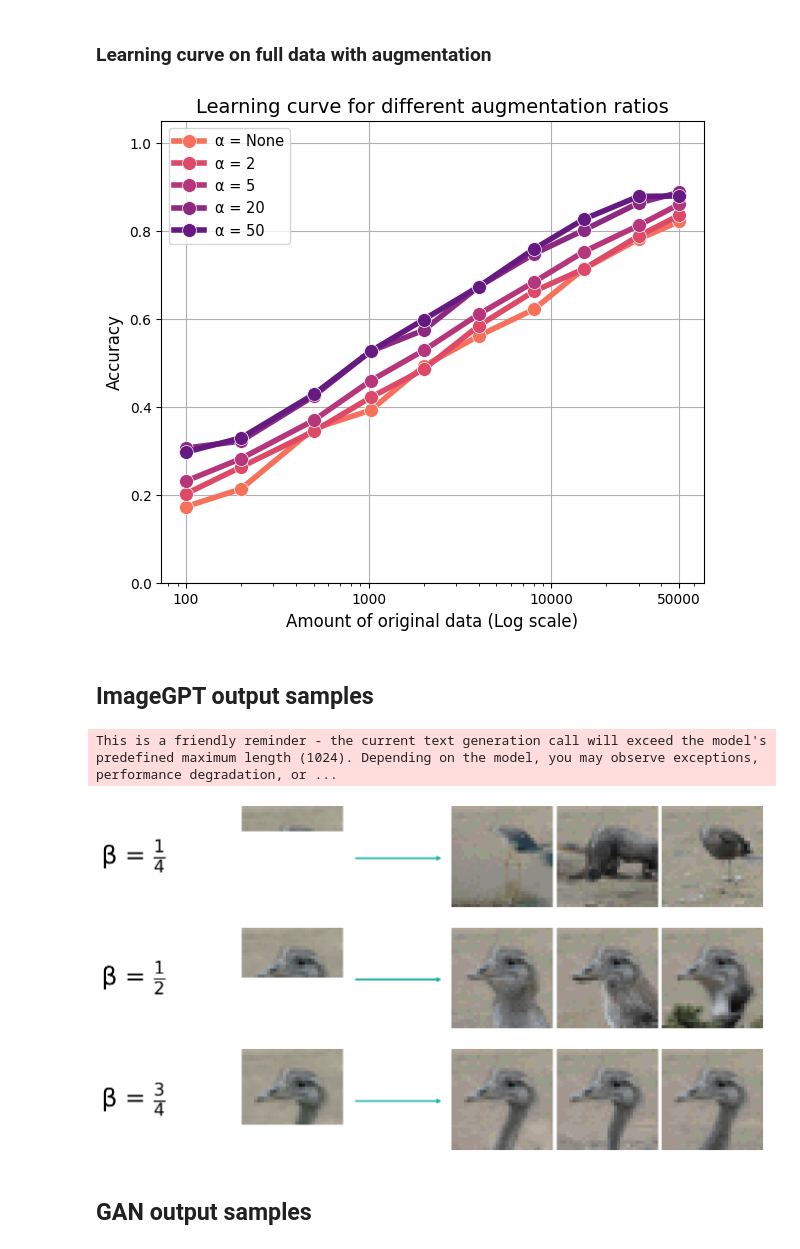
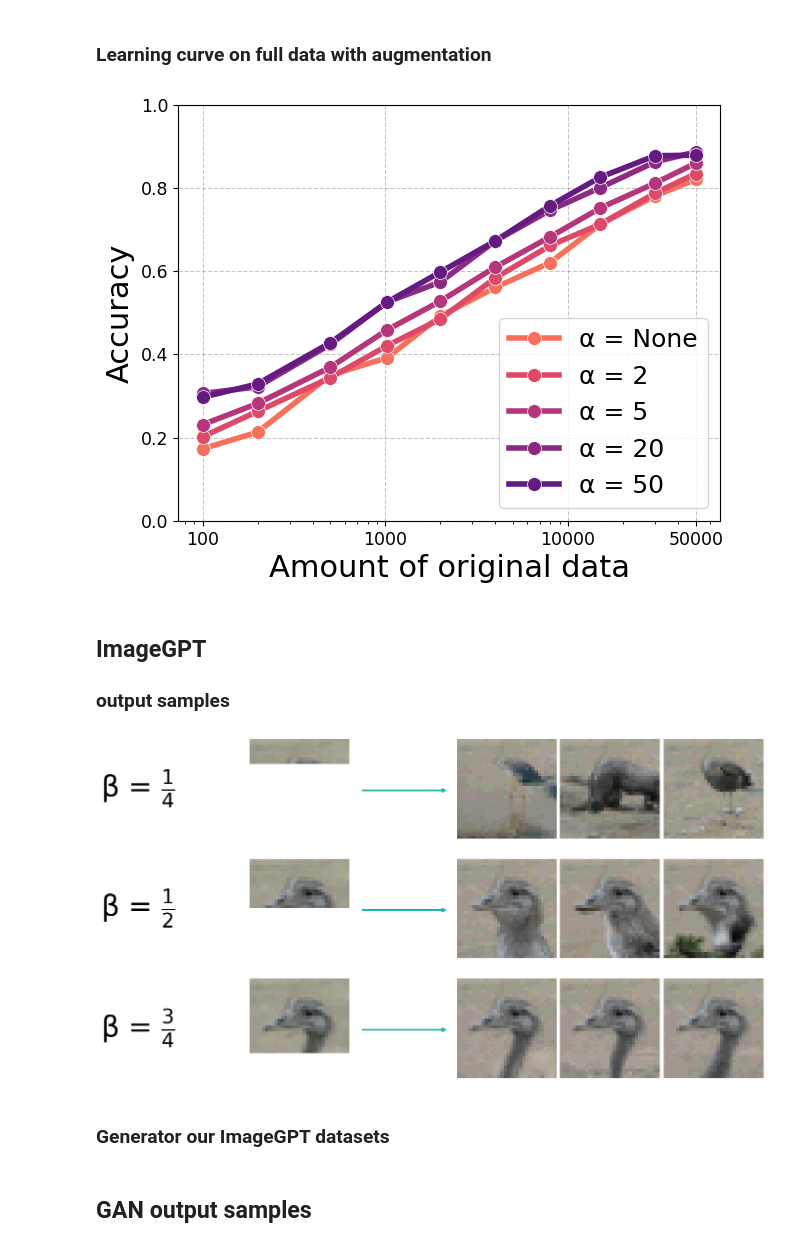
Before and after one commit to ar929/syn-data-comp, a Jupyter notebook: reproduce_results.ipynb, the cells around one changed output. Drawn from its saved outputs; the diff is of its cells as text; code cells hidden in the pictures.

```diff
--- a/reproduce_results.ipynb
+++ b/reproduce_results.ipynb
@@ -100,7 +118,7 @@ else:
 orig_lc_json_name = "scores/orig_data_learning_curve.json"
 
 if recalculate_results:
-    n_samp = [1000, 2000, 4000, 8000, 15000, 30000, 50000]
+    n_samp = [100, 200, 500, 1000, 2000, 4000, 8000, 15000, 30000, 50000]
     epoch_list = [20, 30, 50, 70, 100]
     lc_orig_dict = {}
 
@@ -170,6 +196,8 @@ plt.show()
 # %% [output]
 [figure]
 # %%
+aug_birds_plotname = "Images/aug_birds.pdf"
+
 ### Standard
 nrow = 3
 ncol = 7
@@ -193,8 +221,12 @@ for i in range(nrow):
             img = utils.img_transformation(torch.tensor(test_img).T, prob = 1, gamma = gamma, seed = (53 + (i * j))).T
             ax.imshow(img)
             if i == 0:
-                ax.set_title(f"γ = {gamma}", fontsize=28)
+                ax.set_title(f"γ = {gamma}", fontsize=34)
             ax.axis('off')
 fig.tight_layout()
+
+if save_plots:
+    plt.savefig(aug_birds_plotname, format="pdf", bbox_inches="tight")
+
 plt.show()
 # %% [output]
@@ -284,7 +329,7 @@ gamma = 2.5
 # %% [markdown]
 ### Accuracy vs ratio alpha
 # %%
-gamma = 2.5
+gamma = 3
 alphas = [1.5, 2.5, 5, 7, 10, 13, 16, 20, 25, 30, 35, 40, 50]
 acc_conv_alpha_json_name = "scores/acc_vs_conv_alpha.json"
 
@@ -385,40 +444,51 @@ else:
     with open(aug_lc_dict_json_name, 'r') as json_file:
         aug_lc_dict = json.load(json_file)
 # %%
+conv_lc_plotname = "Images/aug_learning_curve.pdf"
+
 # Convert JSON dictionary to DataFrame
 lc_df = pd.DataFrame(aug_lc_dict)
 lc_df.reset_index(inplace=True)
 lc_df.rename(columns={"index": "n_real"}, inplace=True)
 lc_df["n_real"] = lc_df["n_real"].astype(int)
 lc_df = lc_df.set_index("n_real")
 
 # Create the plot
-plt.figure(figsize=my_fig_size)
+plt.figure(figsize=(my_fig_size[0], my_fig_size[1]*0.9))
 
 num_columns = len(lc_df.columns)
 palette = sns.color_palette('magma_r', num_columns+4)
 
 # Plot each column with a distinct color
 for i, column in enumerate(lc_df.columns):
     # legend_entry = column.replace('α', '$α_c$')
     plt.semilogx(lc_df.index, lc_df[column], label=column,
                  marker='o', color=palette[i+2], markersize=10,
                  linewidth=4, markeredgecolor='white', markeredgewidth=0.5)
 
 # Aesthetics
-plt.xlabel("Amount of original data (Log scale)", fontsize=12)
-plt.ylabel("Accuracy", fontsize=12)
-plt.title("Learning curve for different augmentation ratios", fontsize=14)
-plt.legend(fontsize=10.5)
+plt.xlabel("Amount of original data", fontsize=label_size)
+plt.ylabel("Accuracy", fontsize=label_size)
+plt.legend(fontsize=legend_size)
 xticks = [100, 1000, 10000, 50000]
-plt.xticks(xticks, labels=[str(x) for x in xticks])
-plt.ylim(0, 1.05)  # Set Y limits if needed
-plt.grid(True)  # Add grid for better readability
+plt.xticks(xticks, labels=[str(x) for x in xticks], fontsize=tick_size)
+plt.yticks(fontsize=tick_size)
+plt.ylim(0, 1)  # Set Y limits if needed
+plt.grid(True, **grid_params)
+plt.grid(False, which='minor')  # Disable gridlines for minor ticks
+
+if plot_titles:
+    plt.title("Learning curve for different augmentation ratios", fontsize=title_size)
+
+if save_plots:
+    plt.savefig(conv_lc_plotname, format="pdf", bbox_inches="tight")
+
 plt.show()
 # %% [output]
-[figure, old version]
+[figure, new version]
 # %% [markdown]
-## ImageGPT output samples
+## ImageGPT
+### output samples
 # %%
 rep_sizes = [3]
 prompt_sizes = {"small":0.25, "med":0.5, "large":0.75}
@@ -426,6 +496,8 @@ feature_extractor, model, clusters, device = utils.igpt_model_setup(device_name=
 
 real_img = train_dataset[2993][0]
 # %%
+demo_igpt_bird_plotname = "Images/igpt_example_birds.pdf"
+
 seed = 10
 
 all_syn_imgs = utils.create_igpt_img(real_img, 32, feature_extractor, clusters, model, device, rep_sizes, prompt_sizes, return_img_dict = True, gen_seed = seed)
@@ -455,7 +527,7 @@ for i, (syn_set, item) in enumerate(all_syn_imgs.items()):
             ax.axis('off')
             frac_str = fr"$\frac{{{Fraction(frac).limit_denominator().numerator}}}{{{Fraction(frac).limit_denominator().denominator}}}$"
             ax.text(-0.75, 0.5, f"β = {frac_str}", transform=ax.transAxes, rotation='horizontal',
-                    verticalalignment='center', horizontalalignment='right', fontsize=36, color='black')
+                    verticalalignment='center', horizontalalignment='right', fontsize=42, color='black')
             # ax.text(-0.18, 0.5, "prompt", transform=ax.transAxes, rotation='horizontal',
             #         verticalalignment='center', horizontalalignment='right', fontsize=20, color='black')
         # Plot the white image with an arrow in the second column
@@ -467,8 +539,12 @@ for i, (syn_set, item) in enumerate(all_syn_imgs.items()):
         else:
             ax.imshow(item[j - 2].transpose(1, 2, 0))
             ax.axis('off')
-# Show the figure
+
+if save_plots:
+    plt.savefig(demo_igpt_bird_plotname, format="pdf", bbox_inches="tight")
+
 plt.show()
 # %% [output]
-This is a friendly reminder - the current text generation call will exceed the model's predefined maximum length (1024). Depending on the model, you may observe exceptions, performance degradation, or ...
-[figure, old version]
+[figure, new version]
+# %% [markdown]
+### Generator our ImageGPT datasets
```
Also changed, not shown: parts of 41 cells of this notebook.
